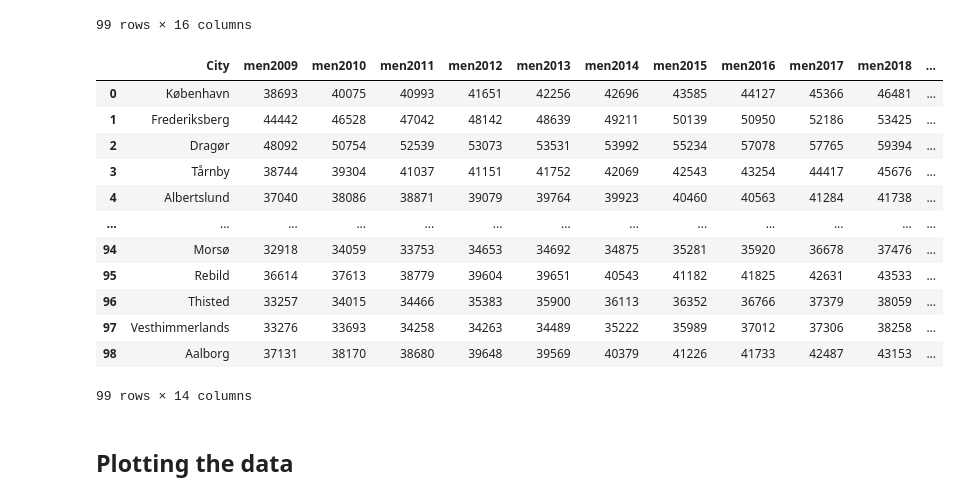
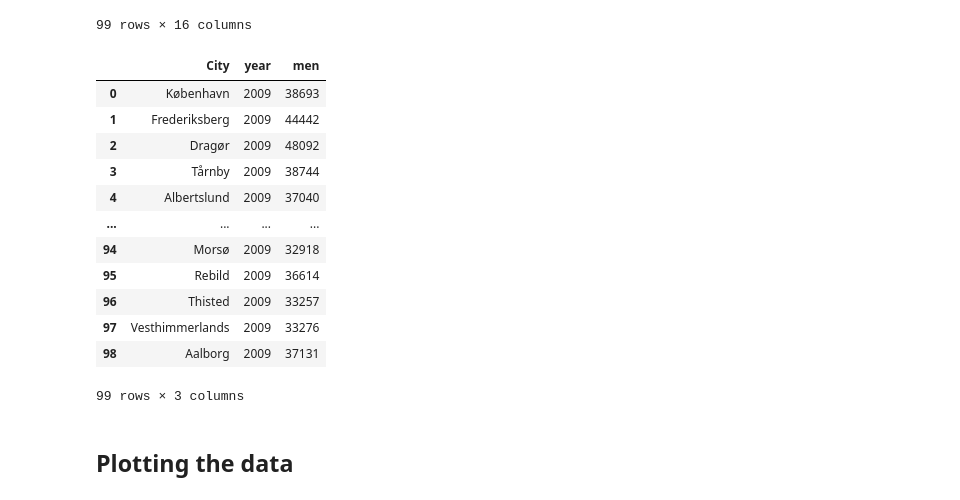
Before and after one commit to julieroddik/projects-2023-mej, a Jupyter notebook: dataproject/dataproject.ipynb, the cells around one changed output. Drawn from its saved outputs; the diff is of its cells as text; code cells hidden in the pictures.

```diff
--- a/dataproject/dataproject.ipynb
+++ b/dataproject/dataproject.ipynb
@@ -128,49 +128,45 @@ pd.read_excel(filename2).head(99)
 # %%
 # Now we are dropping rows
 men = pd.read_excel(filename2, skiprows=2)
 
 # Now we drop the first three columns
 del men['Unnamed: 0'], men['Unnamed: 1']
 
 # Now we rename the variable 'Unnamed: 2'
 men.rename(columns = {'Unnamed: 2':'City'},inplace=True)
 col_dict = {}
 for i in range(2009, 2021+1): # range goes from 2009 to 2021
     col_dict[str(i)] = f'men{i}'
 men.rename(columns = col_dict, inplace=True)
 
 # We are only interesetd in the Cities so we drop the whole country
 I = men.City.str.contains('NaN')
 I |= men.City.str.contains('Hele landet')
 men.loc[I, :]
 men = men.loc[I == False]
 
 # We reset the index
 men.reset_index(inplace = True, drop = True) # Drop old index too
 men.iloc[0:99,:]
 
 # We convert the index from wide to long
-#men_long = pd.wide_to_long(men, stubnames='men', i='City', j='year')
-#men_long.head(2)
-
-# We convert the index from wide to long
-women_long = pd.melt(women, id_vars=['City'], var_name='year', value_name='women')
-women_long['year'] = women_long['year'].str.extract('(\d+)', expand=False).astype(int)
-women_long.head(99)
+men_long = pd.melt(men, id_vars=['City'], var_name='year', value_name='men')
+men_long['year'] = men_long['year'].str.extract('(\d+)', expand=False).astype(int)
+men_long.head(99)
 # %% [output]
-|  | City | men2009 | men2010 | men2011 | men2012 | men2013 | men2014 | men2015 | men2016 | men2017 | men2018 | ... |
-| 0 | København | 38693 | 40075 | 40993 | 41651 | 42256 | 42696 | 43585 | 44127 | 45366 | 46481 | ... |
-| 1 | Frederiksberg | 44442 | 46528 | 47042 | 48142 | 48639 | 49211 | 50139 | 50950 | 52186 | 53425 | ... |
-| 2 | Dragør | 48092 | 50754 | 52539 | 53073 | 53531 | 53992 | 55234 | 57078 | 57765 | 59394 | ... |
-| 3 | Tårnby | 38744 | 39304 | 41037 | 41151 | 41752 | 42069 | 42543 | 43254 | 44417 | 45676 | ... |
-| 4 | Albertslund | 37040 | 38086 | 38871 | 39079 | 39764 | 39923 | 40460 | 40563 | 41284 | 41738 | ... |
-| ... | ... | ... | ... | ... | ... | ... | ... | ... | ... | ... | ... | ... |
-| 94 | Morsø | 32918 | 34059 | 33753 | 34653 | 34692 | 34875 | 35281 | 35920 | 36678 | 37476 | ... |
-| 95 | Rebild | 36614 | 37613 | 38779 | 39604 | 39651 | 40543 | 41182 | 41825 | 42631 | 43533 | ... |
-| 96 | Thisted | 33257 | 34015 | 34466 | 35383 | 35900 | 36113 | 36352 | 36766 | 37379 | 38059 | ... |
-| 97 | Vesthimmerlands | 33276 | 33693 | 34258 | 34263 | 34489 | 35222 | 35989 | 37012 | 37306 | 38258 | ... |
-| 98 | Aalborg | 37131 | 38170 | 38680 | 39648 | 39569 | 40379 | 41226 | 41733 | 42487 | 43153 | ... |
+|  | City | year | men |
+| 0 | København | 2009 | 38693 |
+| 1 | Frederiksberg | 2009 | 44442 |
+| 2 | Dragør | 2009 | 48092 |
+| 3 | Tårnby | 2009 | 38744 |
+| 4 | Albertslund | 2009 | 37040 |
+| ... | ... | ... | ... |
+| 94 | Morsø | 2009 | 32918 |
+| 95 | Rebild | 2009 | 36614 |
+| 96 | Thisted | 2009 | 33257 |
+| 97 | Vesthimmerlands | 2009 | 33276 |
+| 98 | Aalborg | 2009 | 37131 |
-99 rows × 14 columns
+99 rows × 3 columns
 # %% [markdown]
 ## Plotting the data
 # %%
```
Also changed, not shown: parts of 2 cells of this notebook.
